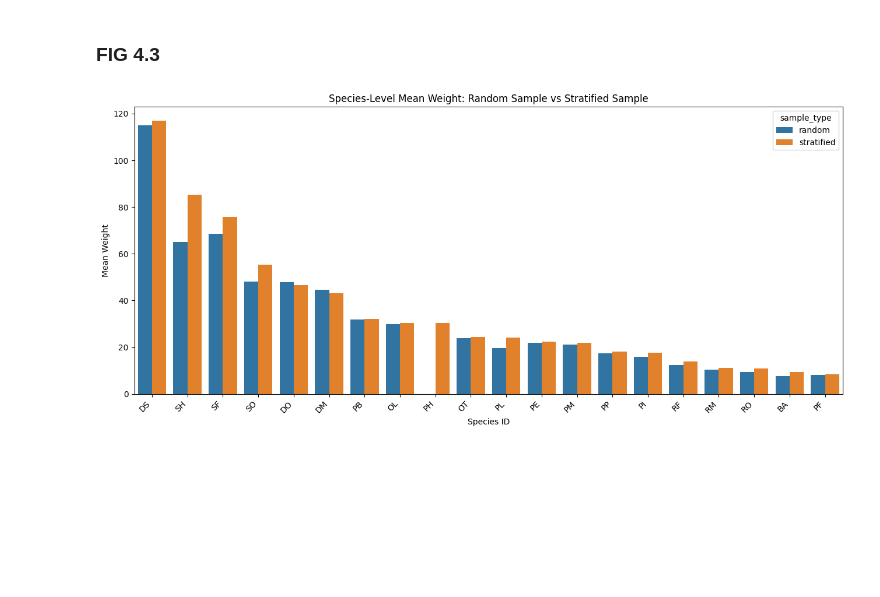
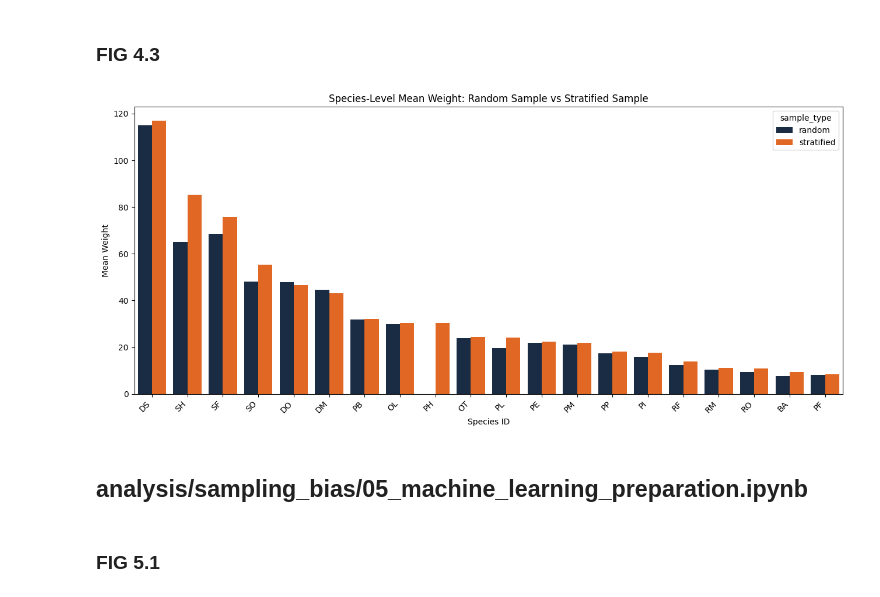
Before and after one commit to cbertrand451/Independent-Study-Data-Aggregation-and-Sampling-Bias, a Jupyter notebook: plots.ipynb, the cells around one changed output. Saved outputs shown, nothing was run; the diff lists cells and outputs as text; code cells hidden in the pictures; blank space fills up the shorter version.

```diff
--- a/plots.ipynb
+++ b/plots.ipynb
@@ -967,32 +970,36 @@ species_level_comparison = species_level_comparison[
     ['random_number', 'stratified_number', 'random_mean_weight', 'stratified_mean_weight']
 ]
 
 species_weight_plot_df = (
     species_level_comparison
     .reset_index()
     .sort_values('stratified_mean_weight', ascending=False)
     .melt(
         id_vars='species_id',
         value_vars=['random_mean_weight', 'stratified_mean_weight'],
         var_name='sample_type',
         value_name='mean_weight'
     )
 )
 
 species_weight_plot_df['sample_type'] = (
     species_weight_plot_df['sample_type']
     .str.replace('_mean_weight', '', regex=False)
     .str.replace('_', ' ', regex=False)
 )
 
 plt.figure(figsize=(13, 6))
-sns.barplot(data=species_weight_plot_df, x='species_id', y='mean_weight', hue='sample_type')
+sns.barplot(data=species_weight_plot_df, x='species_id', y='mean_weight', hue='sample_type', palette=['#13294B', '#FF5F05'])
 plt.xticks(rotation=45, ha='right')
 plt.title('Species-Level Mean Weight: Random Sample vs Stratified Sample')
 plt.xlabel('Species ID')
 plt.ylabel('Mean Weight')
 plt.tight_layout()
 plt.savefig(IMAGES_DIR / "fig_4_3.png", dpi=300, bbox_inches="tight")
 plt.show()
 # %% [output]
-[figure, old version]
+[figure, new version]
+# %% [markdown]
+## analysis/sampling_bias/05_machine_learning_preparation.ipynb
+# %% [markdown]
+### FIG 5.1
```
Also changed, not shown: parts of 27 cells of this notebook.
